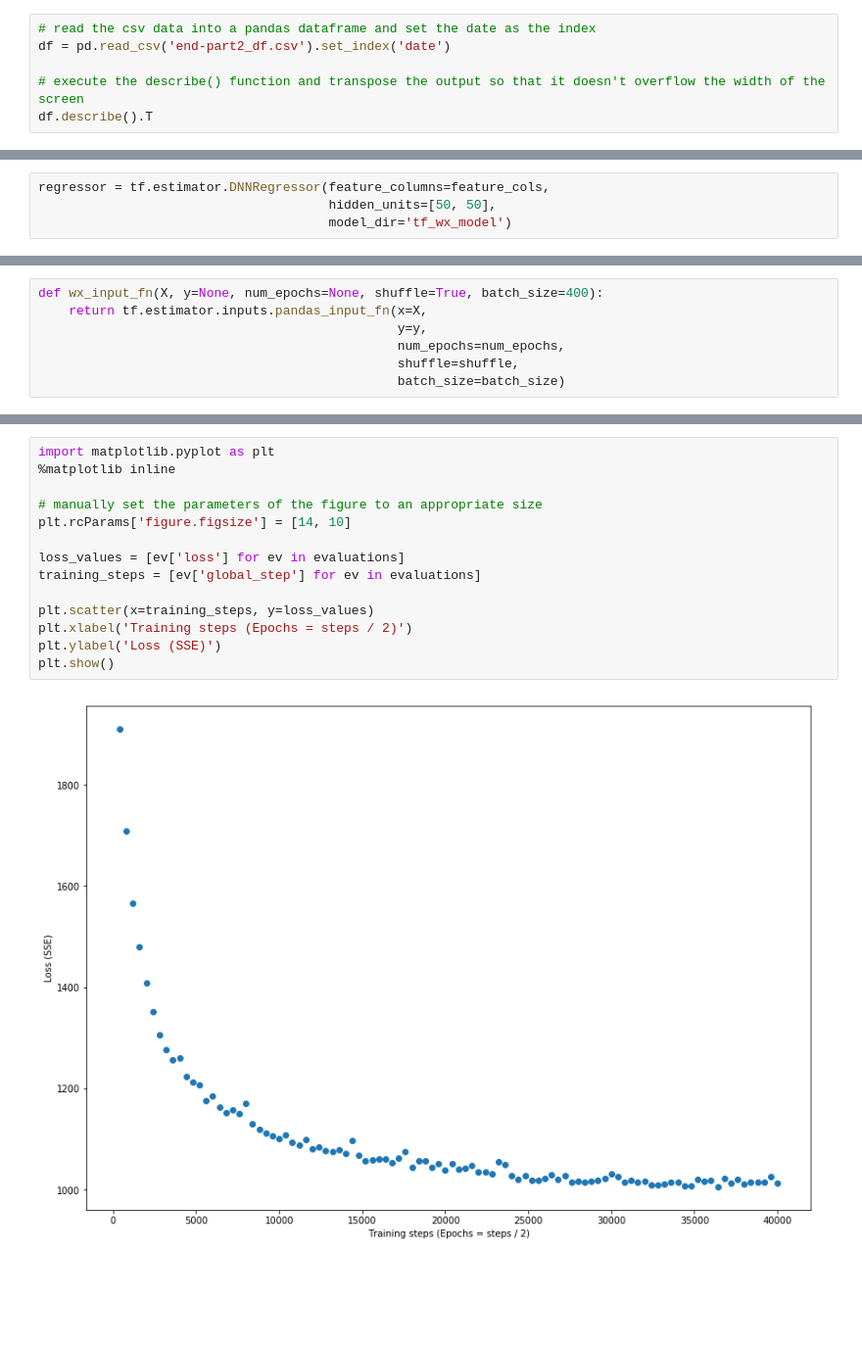
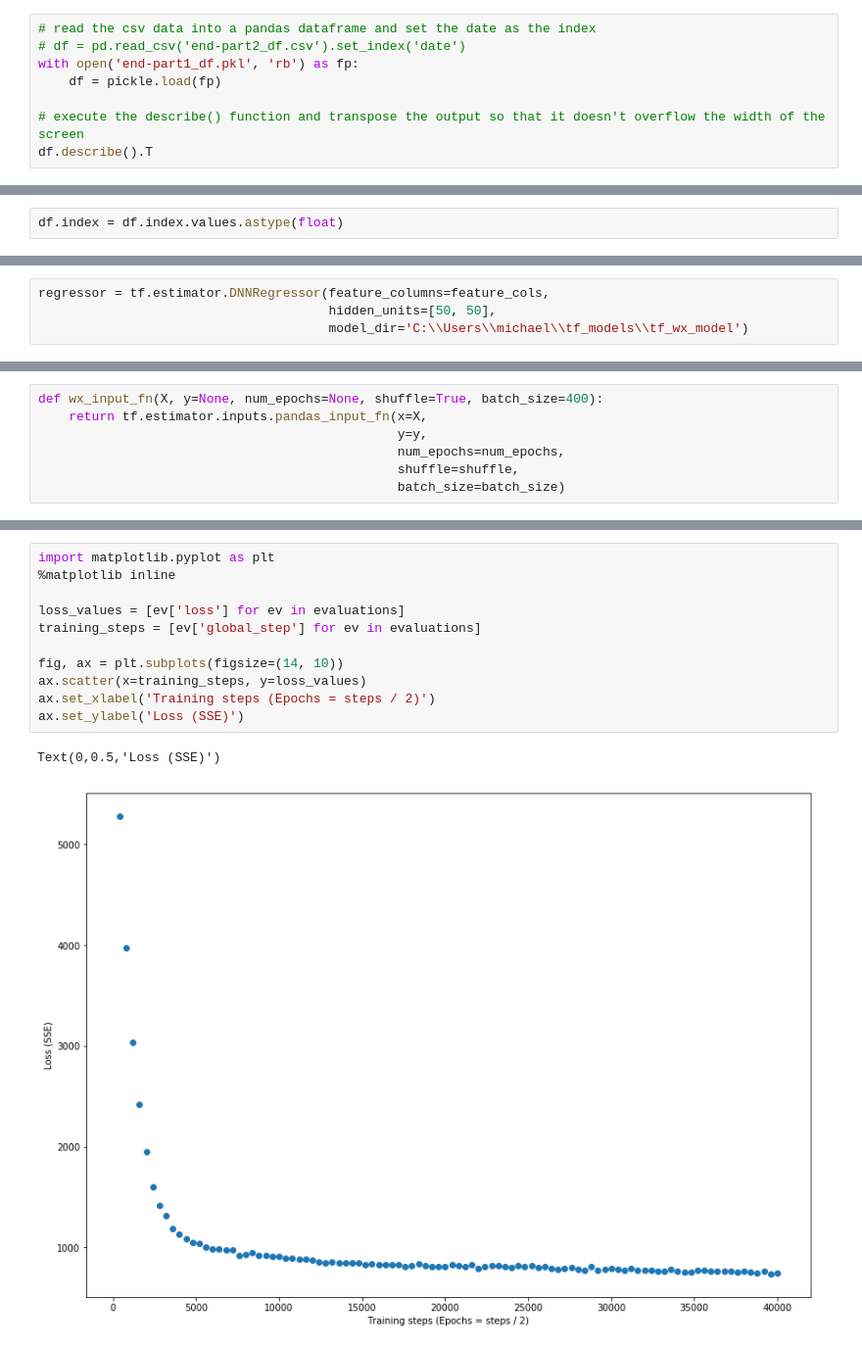
Before and after one commit to MichaelE919/machine-learning-predict-weather, a Jupyter notebook: Neural Network Prediction.ipynb, the cells around one changed output, grey strips where cells are left out. Shown at 98% size. Drawn from its saved outputs; the diff is of its cells as text; blank space fills up the shorter version.

```diff
--- a/Neural Network Prediction.ipynb
+++ b/Neural Network Prediction.ipynb
@@ -8,7 +9,9 @@ from sklearn.metrics import explained_variance_score, \
 from sklearn.model_selection import train_test_split
 # %%
 # read the csv data into a pandas dataframe and set the date as the index
-df = pd.read_csv('end-part2_df.csv').set_index('date')
+# df = pd.read_csv('end-part2_df.csv').set_index('date')
+with open('end-part1_df.pkl', 'rb') as fp:
+    df = pickle.load(fp)
 
 # execute the describe() function and transpose the output so that it doesn't overflow the width of the screen
 df.describe().T
@@ -33,3 +36,5 @@ df.describe().T
+# %%
+df.index = df.index.values.astype(float)
 # %%
 # execute the info() function
 df.info()
@@ -80,6 +85,6 @@ feature_cols = [tf.feature_column.numeric_column(col) for col in X.columns]
 # %%
 regressor = tf.estimator.DNNRegressor(feature_columns=feature_cols,
                                       hidden_units=[50, 50],
-                                      model_dir='tf_wx_model')
+                                      model_dir='C:\\Users\\michael\\tf_models\\tf_wx_model')
 # %% [output]
 INFO:tensorflow:Using default config.
@@ -125,19 +134,17 @@ evaluations[0]
 # %%
 import matplotlib.pyplot as plt
 %matplotlib inline
 
-# manually set the parameters of the figure to an appropriate size
-plt.rcParams['figure.figsize'] = [14, 10]
-
 loss_values = [ev['loss'] for ev in evaluations]
 training_steps = [ev['global_step'] for ev in evaluations]
 
-plt.scatter(x=training_steps, y=loss_values)
-plt.xlabel('Training steps (Epochs = steps / 2)')
-plt.ylabel('Loss (SSE)')
-plt.show()
+fig, ax = plt.subplots(figsize=(14, 10))
+ax.scatter(x=training_steps, y=loss_values)
+ax.set_xlabel('Training steps (Epochs = steps / 2)')
+ax.set_ylabel('Loss (SSE)')
 # %% [output]
+Text(0,0.5,'Loss (SSE)')
-[figure, old version]
+[figure, new version]
 # %%
 pred = regressor.predict(input_fn=wx_input_fn(X_test,
                                               num_epochs=1,
```
Also changed, not shown: parts of 9 cells of this notebook.
